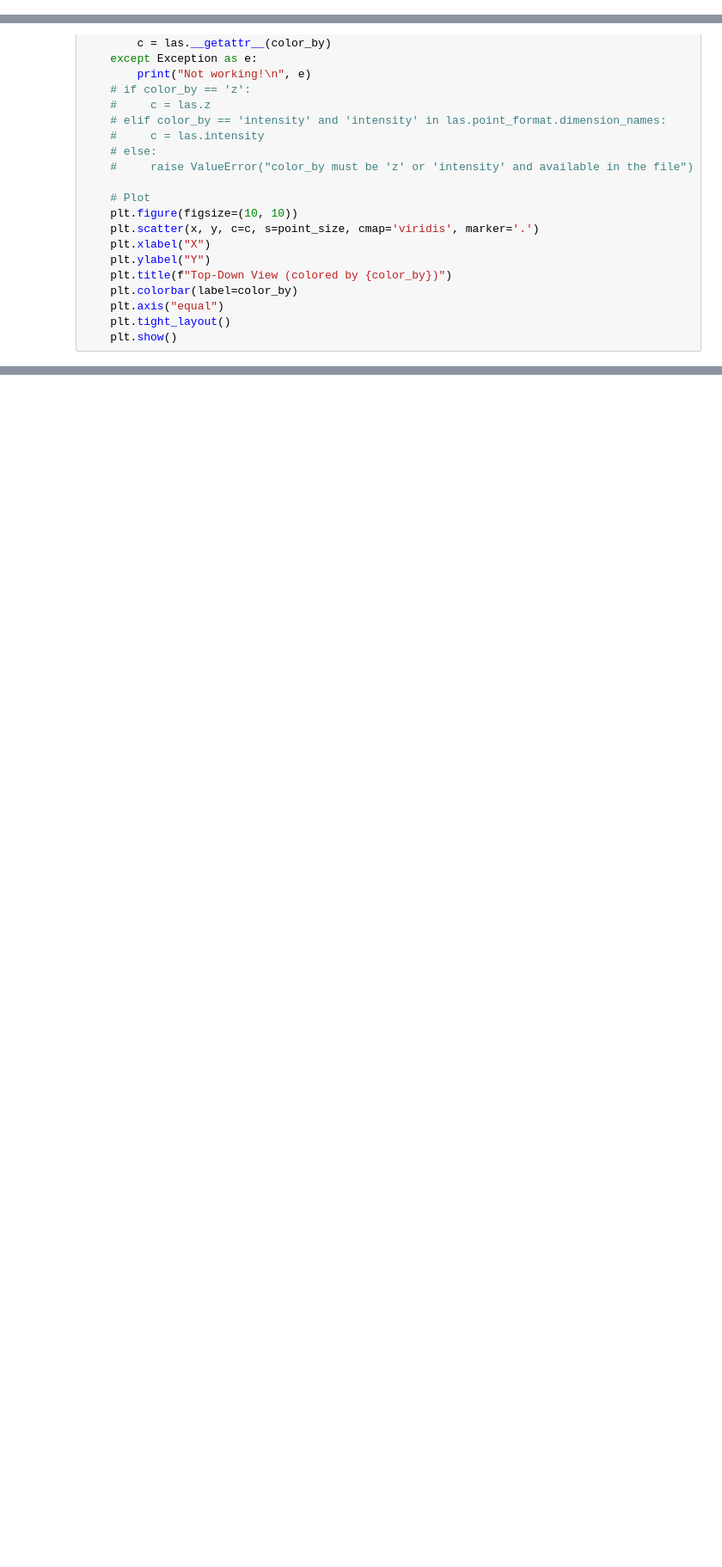
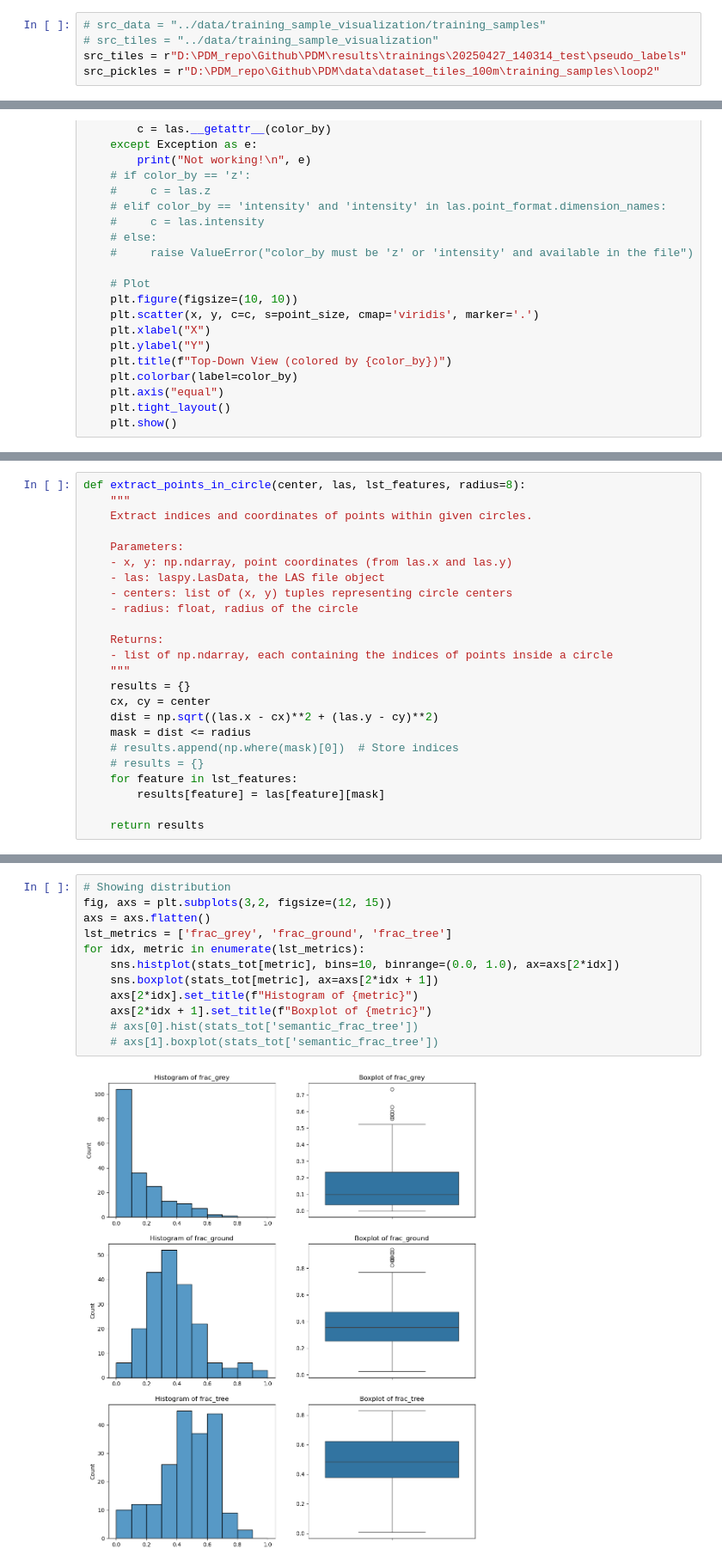
Before and after one commit to destoswa/PDM, a Jupyter notebook: notebooks/07_visualization_training_samples.ipynb, the cells around one changed output, grey strips where cells are left out. Shown at 86% size. Saved outputs shown, nothing was run; the diff lists cells and outputs as text; blank space fills up the shorter version.

```diff
--- a/notebooks/07_visualization_training_samples.ipynb
+++ b/notebooks/07_visualization_training_samples.ipynb
@@ -18,3 +27,8 @@ from tqdm import tqdm
+# %%
+# src_data = "../data/training_sample_visualization/training_samples"
+# src_tiles = "../data/training_sample_visualization"
+src_tiles = r"D:\PDM_repo\Github\PDM\results\trainings\20250427_140314_test\pseudo_labels"
+src_pickles = r"D:\PDM_repo\Github\PDM\data\dataset_tiles_100m\training_samples\loop2"
 # %% [markdown]
 ### Visualization of tiles from above
 # %%
@@ -71,0 +233,24 @@ plot_las_top_down(tile_src, point_size=0.2, color_by='intensity')
+# %%
+def extract_points_in_circle(center, las, lst_features, radius=8):
+    """
+    Extract indices and coordinates of points within given circles.
+
+    Parameters:
+    - x, y: np.ndarray, point coordinates (from las.x and las.y)
+    - las: laspy.LasData, the LAS file object
+    - centers: list of (x, y) tuples representing circle centers
+    - radius: float, radius of the circle
+
+    Returns:
+    - list of np.ndarray, each containing the indices of points inside a circle
+    """
+    results = {}
+    cx, cy = center
+    dist = np.sqrt((las.x - cx)**2 + (las.y - cy)**2)
+    mask = dist <= radius
+    # results.append(np.where(mask)[0])  # Store indices
+    # results = {}
+    for feature in lst_features:
+        results[feature] = las[feature][mask]
+
+    return results
@@ -71,0 +324,14 @@ plot_las_top_down(tile_src, point_size=0.2, color_by='intensity')
+# %%
+# Showing distribution
+fig, axs = plt.subplots(3,2, figsize=(12, 15))
+axs = axs.flatten()
+lst_metrics = ['frac_grey', 'frac_ground', 'frac_tree']
+for idx, metric in enumerate(lst_metrics):
+    sns.histplot(stats_tot[metric], bins=10, binrange=(0.0, 1.0), ax=axs[2*idx])
+    sns.boxplot(stats_tot[metric], ax=axs[2*idx + 1])
+    axs[2*idx].set_title(f"Histogram of {metric}")
+    axs[2*idx + 1].set_title(f"Boxplot of {metric}")
+    # axs[0].hist(stats_tot['semantic_frac_tree'])
+    # axs[1].boxplot(stats_tot['semantic_frac_tree'])
+# %% [output]
+[figure, added]
```
Also changed, not shown: parts of 16 cells of this notebook, 16 other files.
